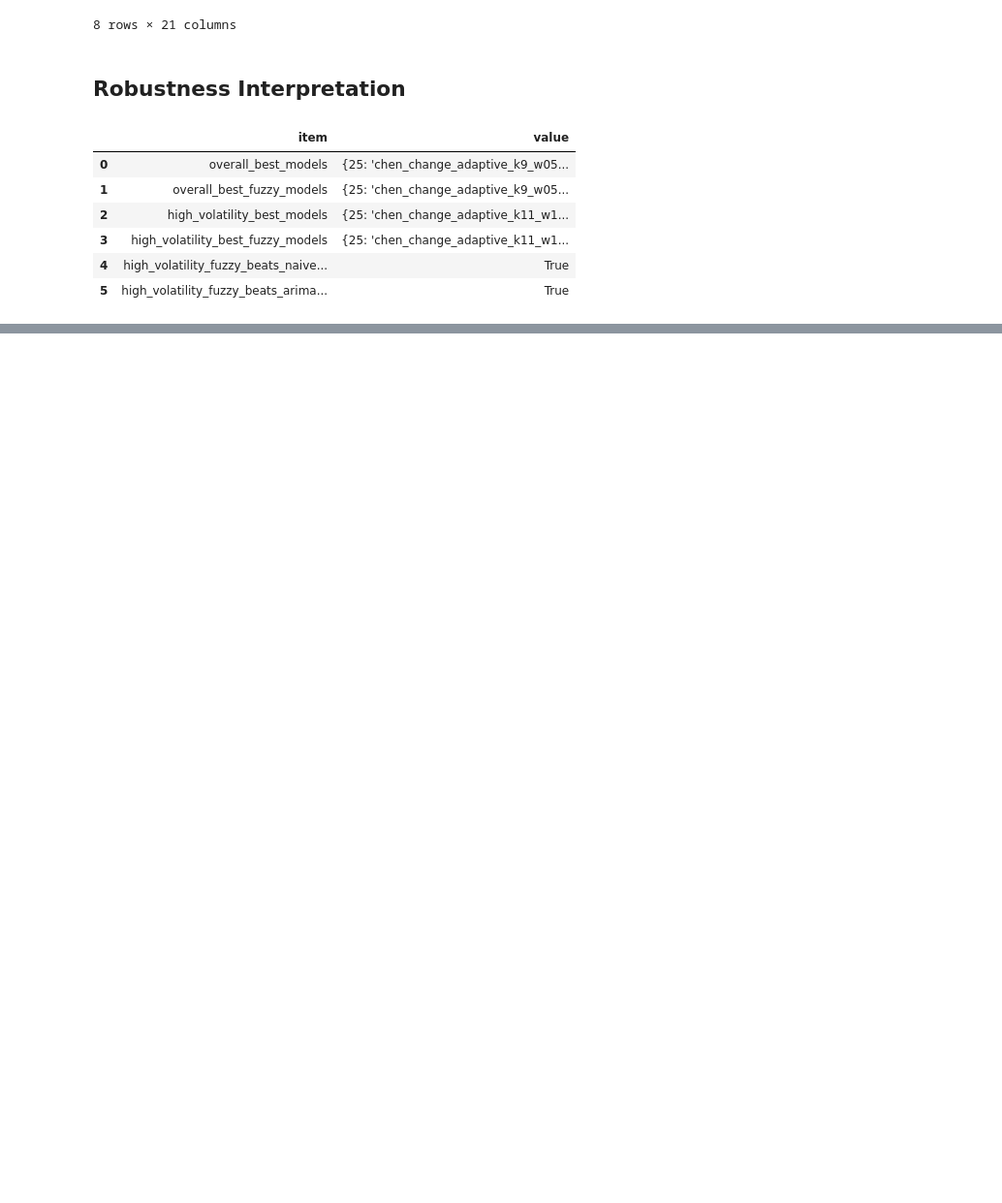
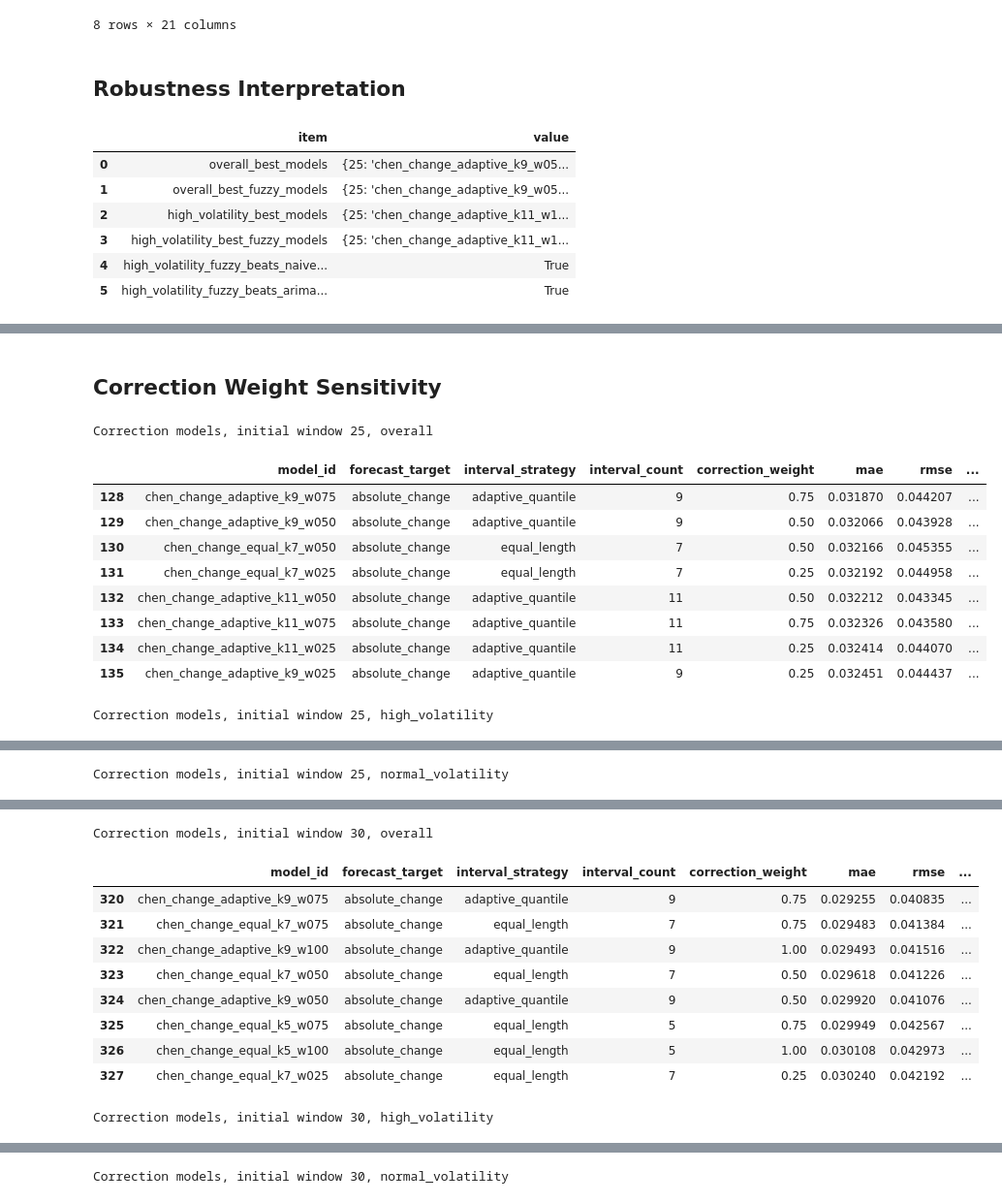
Before and after one commit to Richmiz/Fuzzy, a Jupyter notebook: notebooks/ghana_cocoa_yield_forecasting.ipynb, the cells around one changed output, grey strips where cells are left out. Shown at 97% size. Drawn from its saved outputs; the diff is of its cells as text; code cells hidden in the pictures; blank space fills up the shorter version.

```diff
--- a/notebooks/ghana_cocoa_yield_forecasting.ipynb
+++ b/notebooks/ghana_cocoa_yield_forecasting.ipynb
@@ -1029,0 +1075,28 @@ pd.DataFrame(interpretation.items(), columns=["item", "value"])
+# %% [markdown]
+## Correction Weight Sensitivity
+# %%
+for training_window_size in sorted(correction_weight_sensitivity["initial_training_observations"].unique()):
+    for evaluation_view in ["overall", "high_volatility", "normal_volatility"]:
+        print(f"Correction models, initial window {training_window_size}, {evaluation_view}")
+        display(
+            correction_weight_sensitivity
+            .loc[
+                (correction_weight_sensitivity["initial_training_observations"] == training_window_size)
+                & (correction_weight_sensitivity["evaluation_view"] == evaluation_view)
+            ]
+            .sort_values(["mae", "rmse"])
+            [["model_id", "forecast_target", "interval_strategy", "interval_count", "correction_weight", "mae", "rmse", "smape", "mase"]]
+            .head(8)
+        )
+# %% [output]
+Correction models, initial window 25, overall
+|  | model_id | forecast_target | interval_strategy | interval_count | correction_weight | mae | rmse | ... |
+| 128 | chen_change_adaptive_k9_w075 | absolute_change | adaptive_quantile | 9 | 0.75 | 0.031870 | 0.044207 | ... |
+| 129 | chen_change_adaptive_k9_w050 | absolute_change | adaptive_quantile | 9 | 0.50 | 0.032066 | 0.043928 | ... |
+| 130 | chen_change_equal_k7_w050 | absolute_change | equal_length | 7 | 0.50 | 0.032166 | 0.045355 | ... |
+| 131 | chen_change_equal_k7_w025 | absolute_change | equal_length | 7 | 0.25 | 0.032192 | 0.044958 | ... |
+| 132 | chen_change_adaptive_k11_w050 | absolute_change | adaptive_quantile | 11 | 0.50 | 0.032212 | 0.043345 | ... |
+| 133 | chen_change_adaptive_k11_w075 | absolute_change | adaptive_quantile | 11 | 0.75 | 0.032326 | 0.043580 | ... |
+| 134 | chen_change_adaptive_k11_w025 | absolute_change | adaptive_quantile | 11 | 0.25 | 0.032414 | 0.044070 | ... |
+| 135 | chen_change_adaptive_k9_w025 | absolute_change | adaptive_quantile | 9 | 0.25 | 0.032451 | 0.044437 | ... |
+Correction models, initial window 25, high_volatility
@@ -1029,0 +1112 @@ pd.DataFrame(interpretation.items(), columns=["item", "value"])
+Correction models, initial window 25, normal_volatility
@@ -1029,0 +1122,11 @@ pd.DataFrame(interpretation.items(), columns=["item", "value"])
+Correction models, initial window 30, overall
+|  | model_id | forecast_target | interval_strategy | interval_count | correction_weight | mae | rmse | ... |
+| 320 | chen_change_adaptive_k9_w075 | absolute_change | adaptive_quantile | 9 | 0.75 | 0.029255 | 0.040835 | ... |
+| 321 | chen_change_equal_k7_w075 | absolute_change | equal_length | 7 | 0.75 | 0.029483 | 0.041384 | ... |
+| 322 | chen_change_adaptive_k9_w100 | absolute_change | adaptive_quantile | 9 | 1.00 | 0.029493 | 0.041516 | ... |
+| 323 | chen_change_equal_k7_w050 | absolute_change | equal_length | 7 | 0.50 | 0.029618 | 0.041226 | ... |
+| 324 | chen_change_adaptive_k9_w050 | absolute_change | adaptive_quantile | 9 | 0.50 | 0.029920 | 0.041076 | ... |
+| 325 | chen_change_equal_k5_w075 | absolute_change | equal_length | 5 | 0.75 | 0.029949 | 0.042567 | ... |
+| 326 | chen_change_equal_k5_w100 | absolute_change | equal_length | 5 | 1.00 | 0.030108 | 0.042973 | ... |
+| 327 | chen_change_equal_k7_w025 | absolute_change | equal_length | 7 | 0.25 | 0.030240 | 0.042192 | ... |
+Correction models, initial window 30, high_volatility
@@ -1029,0 +1142 @@ pd.DataFrame(interpretation.items(), columns=["item", "value"])
+Correction models, initial window 30, normal_volatility
```
Also changed, not shown: parts of 14 cells of this notebook, 45 other files.
